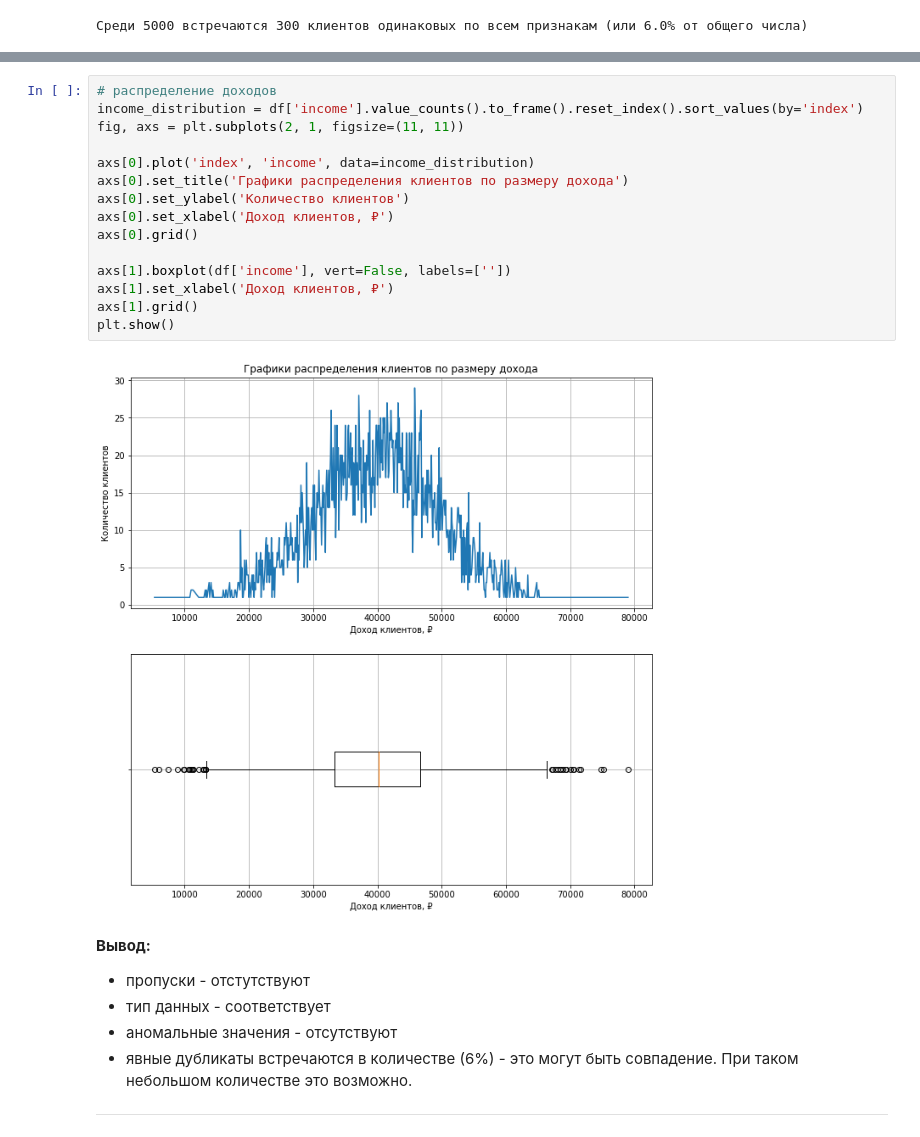
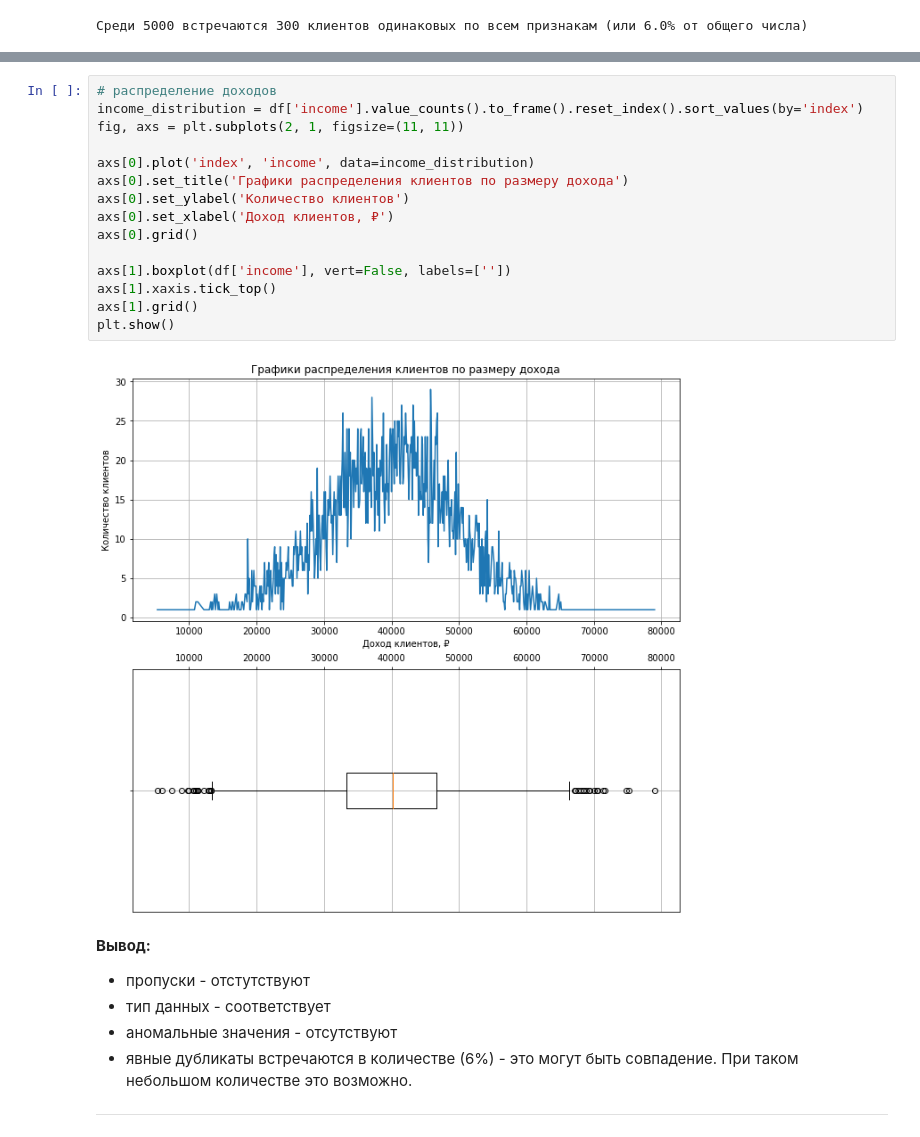
Before and after one commit to Danspers/10.Personal-data-protection, a Jupyter notebook: Personal_data_protection.ipynb, the cells around one changed output, grey strips where cells are left out. Cells and saved outputs as stored; diff of their text form.

```diff
--- a/Personal_data_protection.ipynb
+++ b/Personal_data_protection.ipynb
@@ -151,20 +153,20 @@ plt.show()
 # %%
 # распределение доходов
 income_distribution = df['income'].value_counts().to_frame().reset_index().sort_values(by='index')
 fig, axs = plt.subplots(2, 1, figsize=(11, 11))
 
 axs[0].plot('index', 'income', data=income_distribution)
 axs[0].set_title('Графики распределения клиентов по размеру дохода')
 axs[0].set_ylabel('Количество клиентов')
 axs[0].set_xlabel('Доход клиентов, ₽')
 axs[0].grid()
 
 axs[1].boxplot(df['income'], vert=False, labels=[''])
-axs[1].set_xlabel('Доход клиентов, ₽')
+axs[1].xaxis.tick_top()
 axs[1].grid()
 plt.show()
 # %% [output]
-[figure, old version]
+[figure, new version]
 # %% [markdown]
 **Вывод:**
 - пропуски - отстутствуют
```
Also changed, not shown: parts of 10 cells of this notebook, 1 other file.
